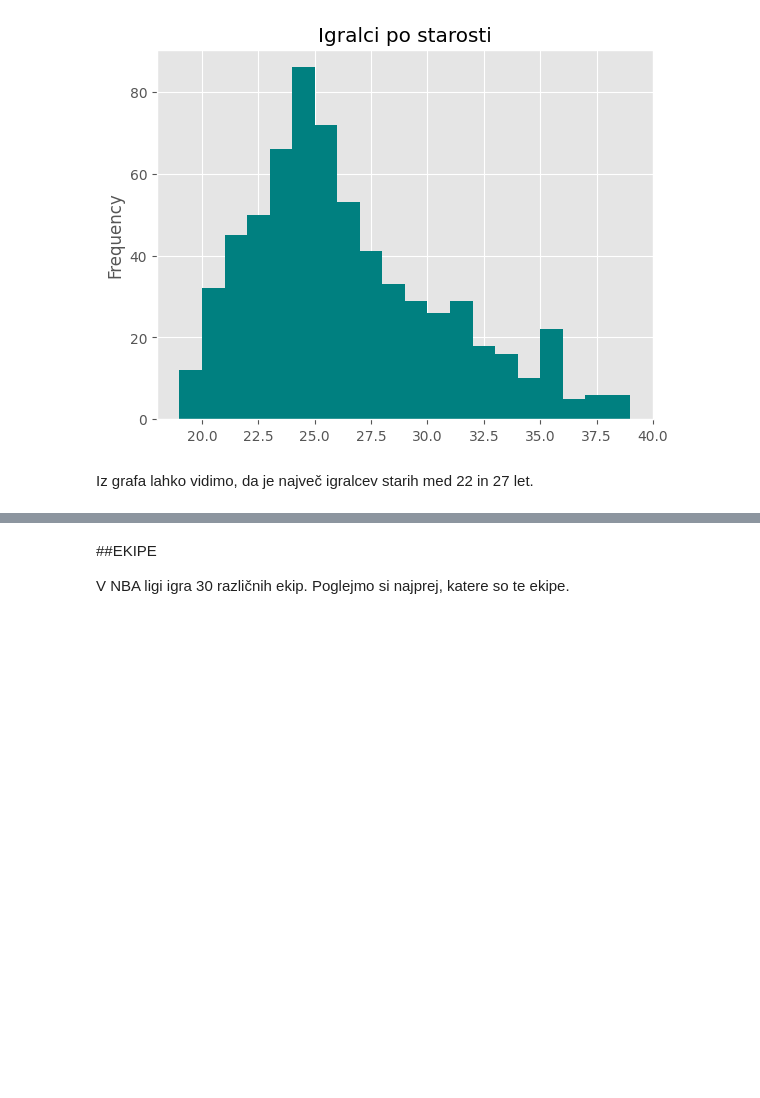
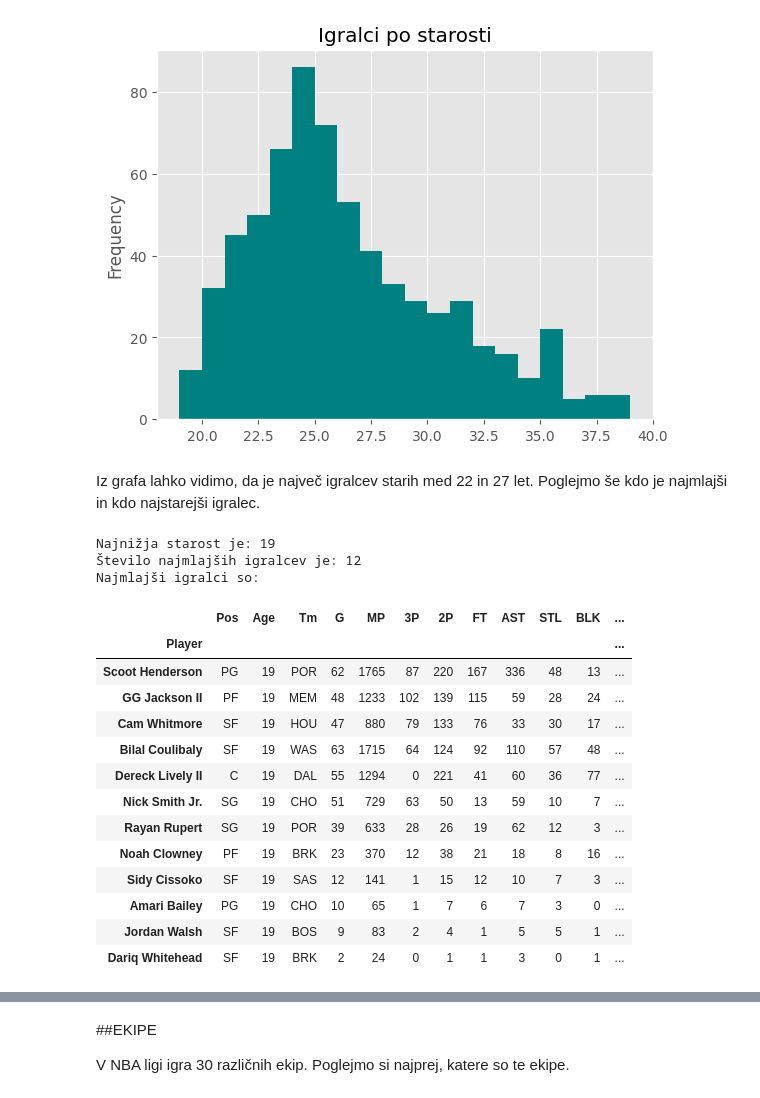
Before and after one commit to elizapecoraro/Eliza-Pecoraro-Projektna-naloga-UVP, a Jupyter notebook: analiza.ipynb, the cells around one changed output, grey strips where cells are left out. Drawn from its saved outputs; the diff is of its cells as text; code cells hidden in the pictures; blank space fills up the shorter version.

```diff
--- a/analiza.ipynb
+++ b/analiza.ipynb
@@ -156,4 +156,31 @@ plt.title("Igralci po starosti")
 Text(0.5, 1.0, 'Igralci po starosti')
 [figure]
 # %% [markdown]
-Iz grafa lahko vidimo, da je največ igralcev starih med 22 in 27 let.
+Iz grafa lahko vidimo, da je največ igralcev starih med 22 in 27 let. Poglejmo še kdo je najmlajši in kdo najstarejši igralec.
+# %%
+najnizja_starost = nba["Age"].min()
+print(f"Najnižja starost je: {najnizja_starost}")
+prestej_najmlajsi = nba["Age"].value_counts()[najnizja_starost]
+print(f"Število najmlajših igralcev je: {prestej_najmlajsi}")
+
+print("Najmlajši igralci so:")
+najmlajsi_igralec = nba[nba["Age"] == najnizja_starost]
+najmlajsi_igralec.sort_values("PTS", ascending=False)
+# %% [output]
+Najnižja starost je: 19
+Število najmlajših igralcev je: 12
+Najmlajši igralci so:
+|  | Pos | Age | Tm | G | MP | 3P | 2P | FT | AST | STL | BLK | ... |
+| Player |  |  |  |  |  |  |  |  |  |  |  | ... |
+| Scoot Henderson | PG | 19 | POR | 62 | 1765 | 87 | 220 | 167 | 336 | 48 | 13 | ... |
+| GG Jackson II | PF | 19 | MEM | 48 | 1233 | 102 | 139 | 115 | 59 | 28 | 24 | ... |
+| Cam Whitmore | SF | 19 | HOU | 47 | 880 | 79 | 133 | 76 | 33 | 30 | 17 | ... |
+| Bilal Coulibaly | SF | 19 | WAS | 63 | 1715 | 64 | 124 | 92 | 110 | 57 | 48 | ... |
+| Dereck Lively II | C | 19 | DAL | 55 | 1294 | 0 | 221 | 41 | 60 | 36 | 77 | ... |
+| Nick Smith Jr. | SG | 19 | CHO | 51 | 729 | 63 | 50 | 13 | 59 | 10 | 7 | ... |
+| Rayan Rupert | SG | 19 | POR | 39 | 633 | 28 | 26 | 19 | 62 | 12 | 3 | ... |
+| Noah Clowney | PF | 19 | BRK | 23 | 370 | 12 | 38 | 21 | 18 | 8 | 16 | ... |
+| Sidy Cissoko | SF | 19 | SAS | 12 | 141 | 1 | 15 | 12 | 10 | 7 | 3 | ... |
+| Amari Bailey | PG | 19 | CHO | 10 | 65 | 1 | 7 | 6 | 7 | 3 | 0 | ... |
+| Jordan Walsh | SF | 19 | BOS | 9 | 83 | 2 | 4 | 1 | 5 | 5 | 1 | ... |
+| Dariq Whitehead | SF | 19 | BRK | 2 | 24 | 0 | 1 | 1 | 3 | 0 | 1 | ... |
```
Also changed, not shown: parts of 2 cells of this notebook.
